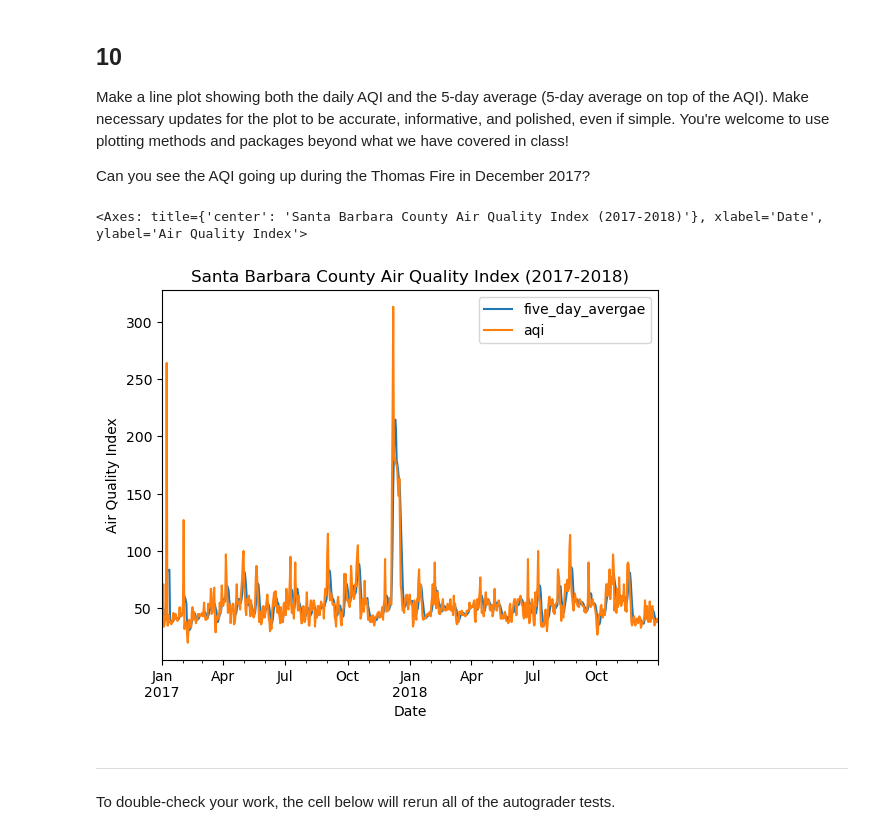
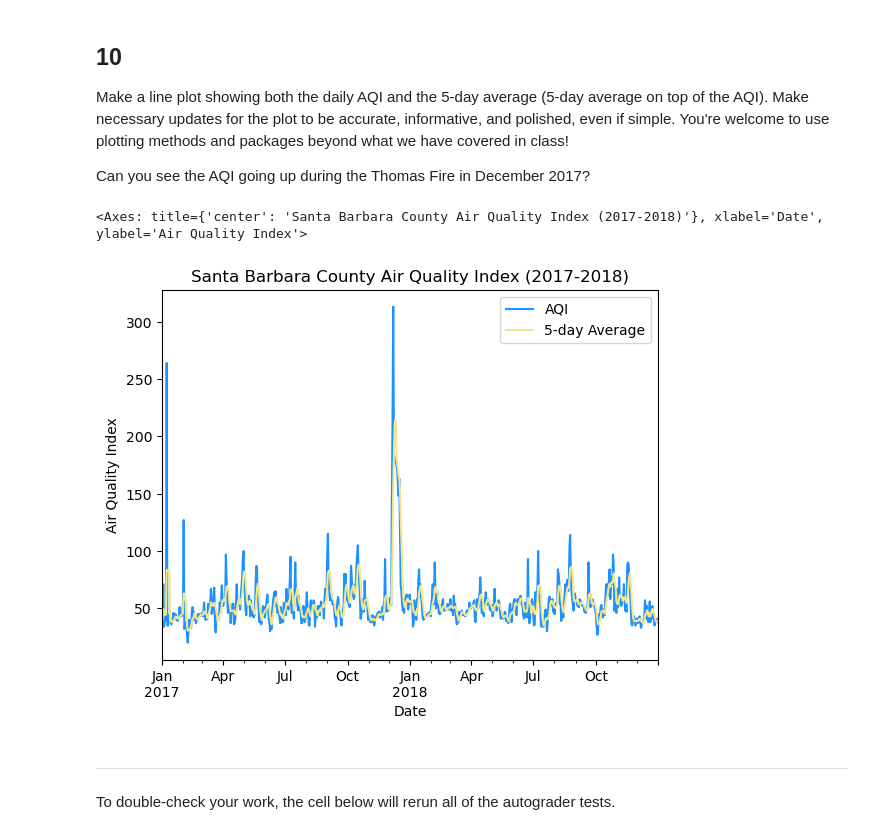
Before and after one commit to sandovaljoaquin/eds220-hwk2, a Jupyter notebook: task3/hwk2-task3-aqi.ipynb, the cells around one changed output. Cells and saved outputs as stored; diff of their text form; code cells hidden in the pictures.

```diff
--- a/task3/hwk2-task3-aqi.ipynb
+++ b/task3/hwk2-task3-aqi.ipynb
@@ -326,5 +376,7 @@ q8 results: All test cases passed!
 ## 9
 
 Without creating any new variables, add the mean of the AQI over a 5-day rolling window as a new column named `five_day_average` to the `aqi_sb` dataframe.
-# %%
-aqi_sb['five_day_avergae'] = aqi_sb['aqi'].rolling('5D').mean()
+# %%
+# Adding new column to dataframe containing 5-day rolling avg of aqi
+aqi_sb['five_day_average'] = aqi_sb['aqi'].rolling('5D').mean()
+aqi_sb
@@ -357,13 +408,15 @@ Make a line plot showing both the daily AQI and the 5-day average (5-day average
 Can you see the AQI going up during the Thomas Fire in December 2017?
 # %%
 aqi_sb.plot(kind = 'line',
-            y = ['five_day_avergae', 'aqi'],
+            y = ['aqi', 'five_day_average'],
+            color = ['dodgerblue', 'khaki'],
+            label = ['AQI', '5-day Average'],
            xlabel = 'Date',
            ylabel = 'Air Quality Index',
            title = 'Santa Barbara County Air Quality Index (2017-2018)')
 # %% [output]
 <Axes: title={'center': 'Santa Barbara County Air Quality Index (2017-2018)'}, xlabel='Date', ylabel='Air Quality Index'>
-[figure, old version]
+[figure, new version]
 # %% [markdown]
 ---
 
```
Also changed, not shown: parts of 12 cells of this notebook, 1 other file.
